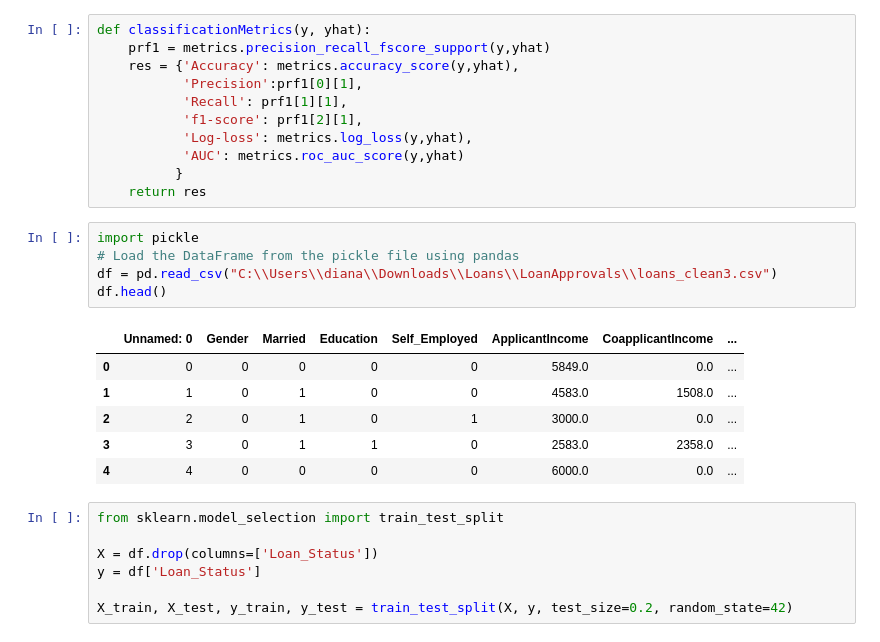
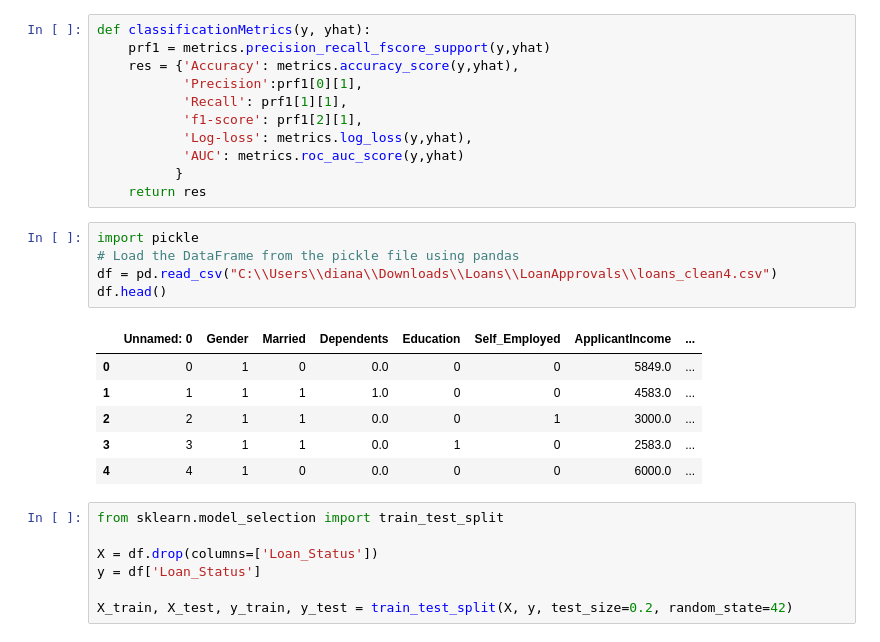
Before and after one commit to IgorDiamandi/LoanApprovals, a Jupyter notebook: Model_Comparison.ipynb, the cells around one changed output. Drawn from its saved outputs; the diff is of its cells as text.

```diff
--- a/Model_Comparison.ipynb
+++ b/Model_Comparison.ipynb
@@ -19,15 +21,15 @@ def classificationMetrics(y, yhat):
 # %%
 import pickle
 # Load the DataFrame from the pickle file using pandas
-df = pd.read_csv("C:\\Users\\diana\\Downloads\\Loans\\LoanApprovals\\loans_clean3.csv")
+df = pd.read_csv("C:\\Users\\diana\\Downloads\\Loans\\LoanApprovals\\loans_clean4.csv")
 df.head()
 # %% [output]
-|  | Unnamed: 0 | Gender | Married | Education | Self_Employed | ApplicantIncome | CoapplicantIncome | ... |
-| 0 | 0 | 0 | 0 | 0 | 0 | 5849.0 | 0.0 | ... |
-| 1 | 1 | 0 | 1 | 0 | 0 | 4583.0 | 1508.0 | ... |
-| 2 | 2 | 0 | 1 | 0 | 1 | 3000.0 | 0.0 | ... |
-| 3 | 3 | 0 | 1 | 1 | 0 | 2583.0 | 2358.0 | ... |
-| 4 | 4 | 0 | 0 | 0 | 0 | 6000.0 | 0.0 | ... |
+|  | Unnamed: 0 | Gender | Married | Dependents | Education | Self_Employed | ApplicantIncome | ... |
+| 0 | 0 | 1 | 0 | 0.0 | 0 | 0 | 5849.0 | ... |
+| 1 | 1 | 1 | 1 | 1.0 | 0 | 0 | 4583.0 | ... |
+| 2 | 2 | 1 | 1 | 0.0 | 0 | 1 | 3000.0 | ... |
+| 3 | 3 | 1 | 1 | 0.0 | 1 | 0 | 2583.0 | ... |
+| 4 | 4 | 1 | 0 | 0.0 | 0 | 0 | 6000.0 | ... |
 # %%
 from sklearn.model_selection import train_test_split
 
```
Also changed, not shown: parts of 15 cells of this notebook, 2 other files.
